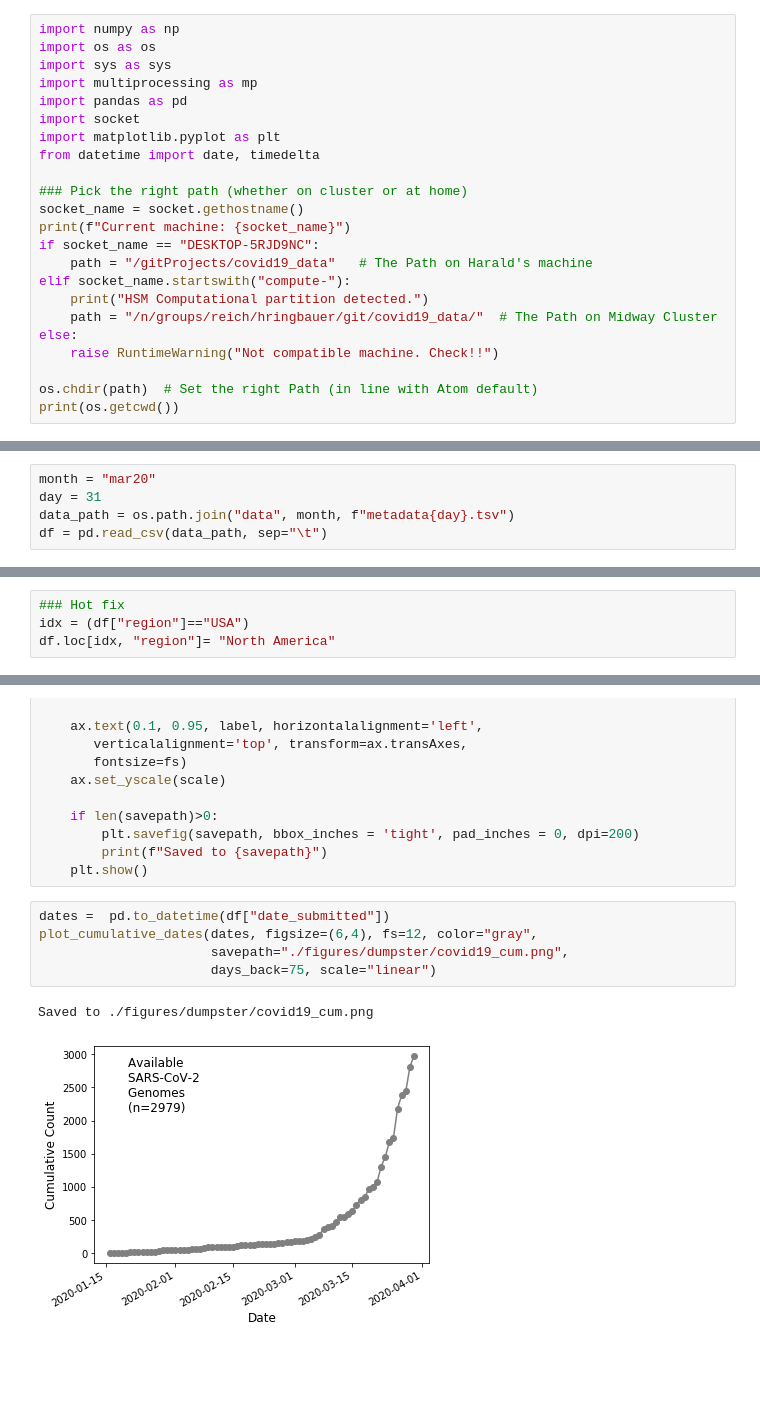
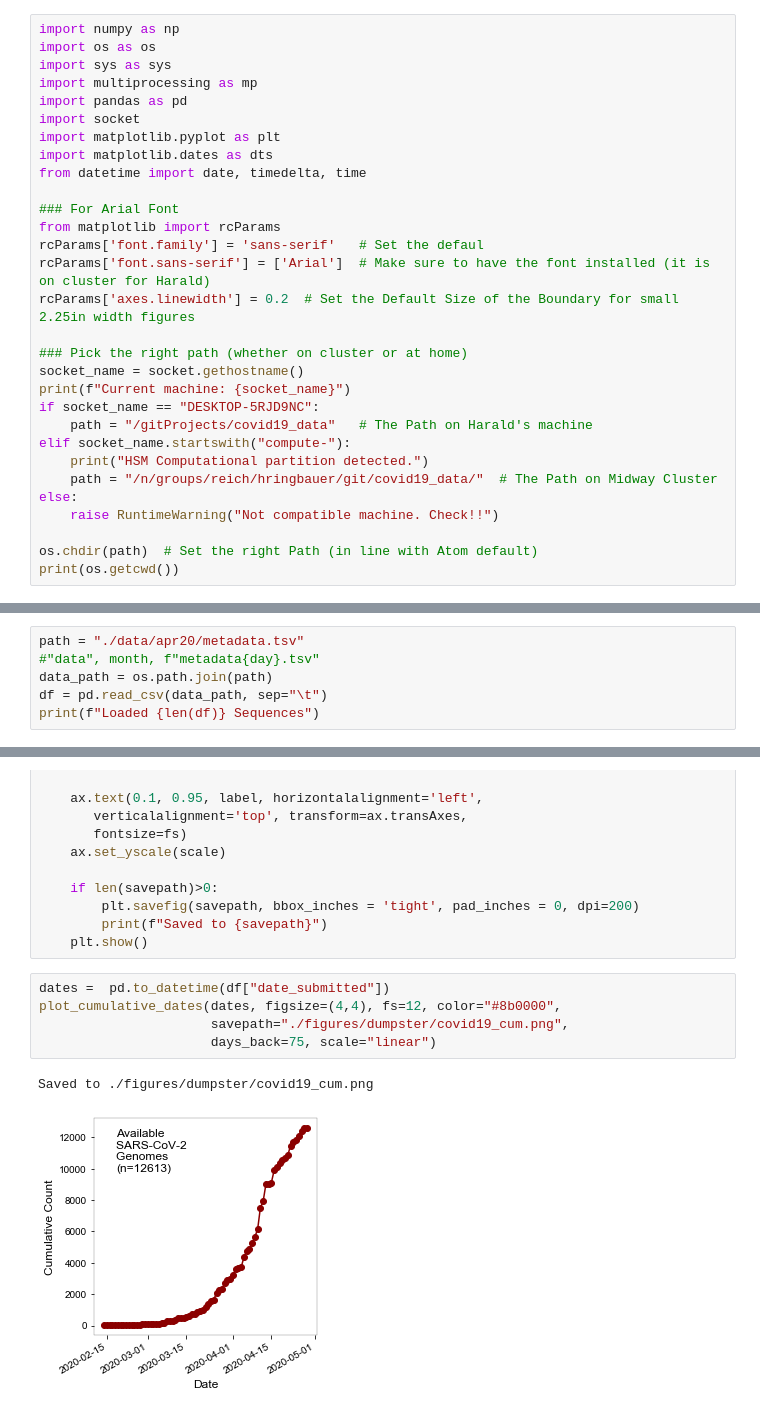
Before and after one commit to hringbauer/covid19_data, a Jupyter notebook: notebooks/analysis/analyze_meta_data.ipynb, the cells around one changed output, grey strips where cells are left out. Drawn from its saved outputs; the diff is of its cells as text; blank space fills up the shorter version.

```diff
--- a/notebooks/analysis/analyze_meta_data.ipynb
+++ b/notebooks/analysis/analyze_meta_data.ipynb
@@ -9,7 +9,14 @@ import multiprocessing as mp
 import pandas as pd
 import socket
 import matplotlib.pyplot as plt
-from datetime import date, timedelta
+import matplotlib.dates as dts
+from datetime import date, timedelta, time
+
+### For Arial Font
+from matplotlib import rcParams
+rcParams['font.family'] = 'sans-serif'   # Set the defaul
+rcParams['font.sans-serif'] = ['Arial']  # Make sure to have the font installed (it is on cluster for Harald)
+rcParams['axes.linewidth'] = 0.2  # Set the Default Size of the Boundary for small 2.25in width figures
 
 ### Pick the right path (whether on cluster or at home)
 socket_name = socket.gethostname()
@@ -31,7 +38,8 @@ HSM Computational partition detected.
 # %% [markdown]
 ### Read the Data
 # %%
-month = "mar20"
-day = 31
-data_path = os.path.join("data", month, f"metadata{day}.tsv")
+path = "./data/apr20/metadata.tsv"
+#"data", month, f"metadata{day}.tsv"
+data_path = os.path.join(path)
 df = pd.read_csv(data_path, sep="\t")
+print(f"Loaded {len(df)} Sequences")
@@ -39,10 +49,6 @@ df = pd.read_csv(data_path, sep="\t")
 # Do Histograms
 # %% [markdown]
 # Do a plot per Region
-# %%
-### Hot fix
-idx = (df["region"]=="USA")
-df.loc[idx, "region"]= "North America"
 # %%
 color_dict = {"Europe": "lime",
               "Asia": "blue",
@@ -156,9 +160,9 @@ def plot_cumulative_dates(dates, figsize = (4,6),
     plt.show()
 # %%
 dates =  pd.to_datetime(df["date_submitted"])
-plot_cumulative_dates(dates, figsize=(6,4), fs=12, color="gray",
+plot_cumulative_dates(dates, figsize=(4,4), fs=12, color="#8b0000",
                       savepath="./figures/dumpster/covid19_cum.png",
                       days_back=75, scale="linear")
 # %% [output]
 Saved to ./figures/dumpster/covid19_cum.png
-[figure, old version]
+[figure, new version]
```
Also changed, not shown: parts of 5 cells of this notebook, 9 other files.
